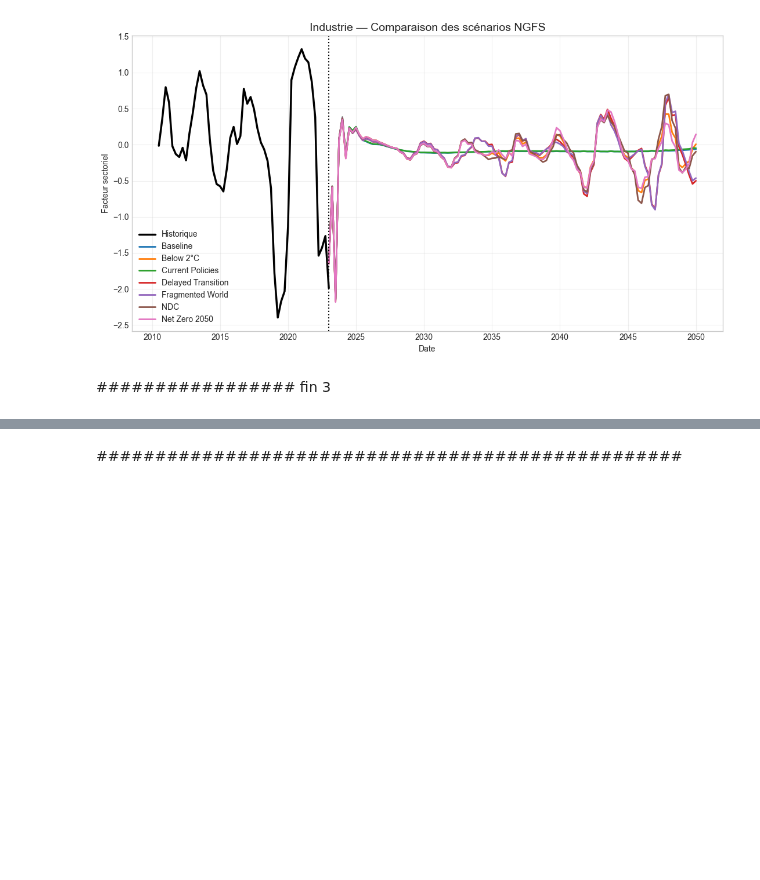
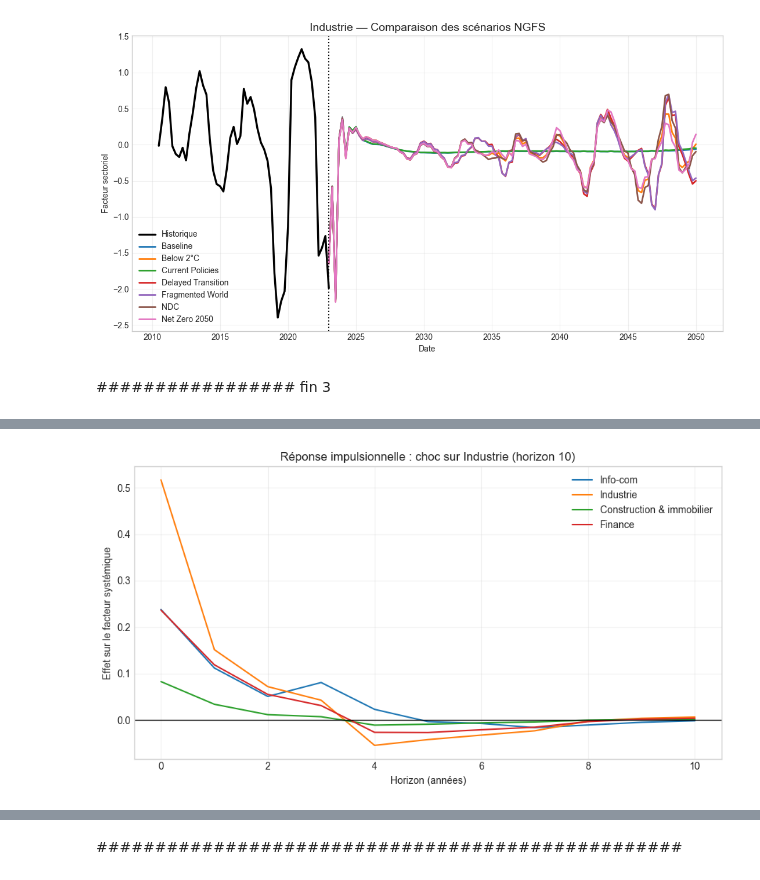
Before and after one commit to Celeste2405/PFE-CLIMATE-STRESS-TESTING-BANKING-PORTFOLIO, a Jupyter notebook: gvar_model.ipynb, the cells around one changed output, grey strips where cells are left out. Cells and saved outputs as stored; diff of their text form; code cells hidden in the pictures; blank space fills up the shorter version.

```diff
--- a/gvar_model.ipynb
+++ b/gvar_model.ipynb
@@ -1229,0 +1393,47 @@ plot_sector_scenarios(
+# %%
+
+
+def compute_girf(Phi, Sigma_eta, shock_index, H=10):
+
+    N = Sigma_eta.shape[0]
+    e_j = np.zeros(N)
+    e_j[shock_index] = 1
+
+    sigma_jj = Sigma_eta[shock_index, shock_index]
+
+    girf = []
+
+    for h in range(H+1):
+        response = Phi[h] @ Sigma_eta @ e_j / np.sqrt(sigma_jj)
+        girf.append(response)
+
+    return np.array(girf)
+
+# Exemple : choc sur Industrie lourde
+shock_sector = "Industrie"
+shock_index = sectors.index(shock_sector)
+
+girf_industrie = compute_girf(Phi, Sigma_eta, shock_index, H=10)
+# %%
+
+
+affected_sectors = ["Info-com", "Industrie",
+                    "Construction & immobilier",
+                    "Finance"]
+
+plt.figure(figsize=(9,5))
+
+for s in affected_sectors:
+    idx = sectors.index(s)
+    plt.plot(range(H+1), girf_industrie[:, idx], label=s)
+
+plt.axhline(0, color="black", linewidth=1)
+plt.title("Réponse impulsionnelle : choc sur Industrie (horizon 10)")
+plt.xlabel("Horizon (années)")
+plt.ylabel("Effet sur le facteur systémique")
+plt.legend()
+plt.grid(alpha=0.3)
+plt.tight_layout()
+plt.show()
+# %% [output]
+[figure, added]
```
Also changed, not shown: parts of 13 cells of this notebook.
